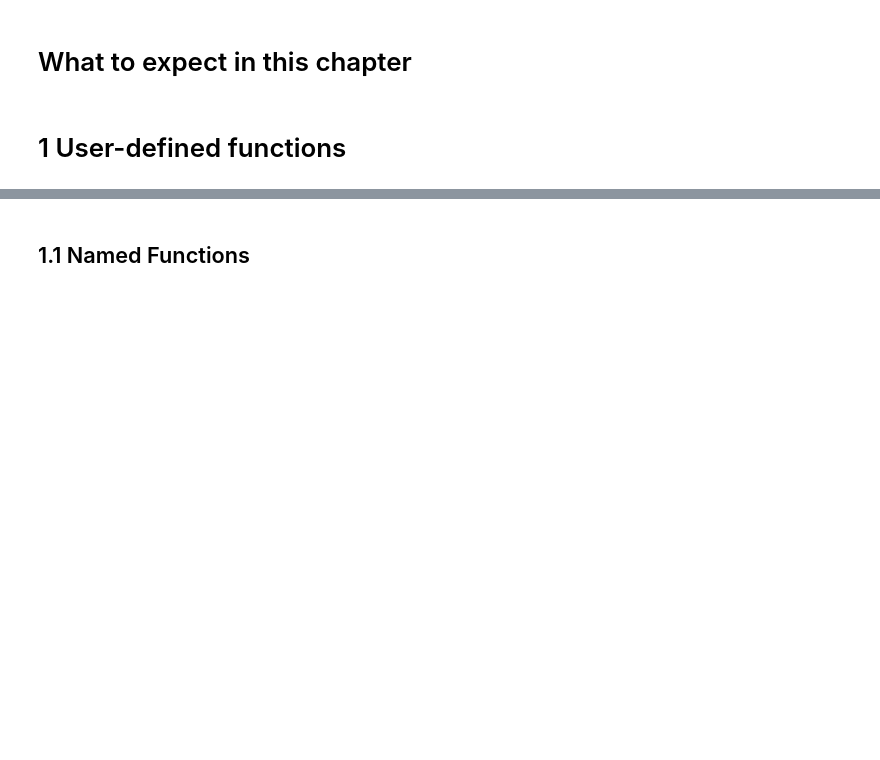
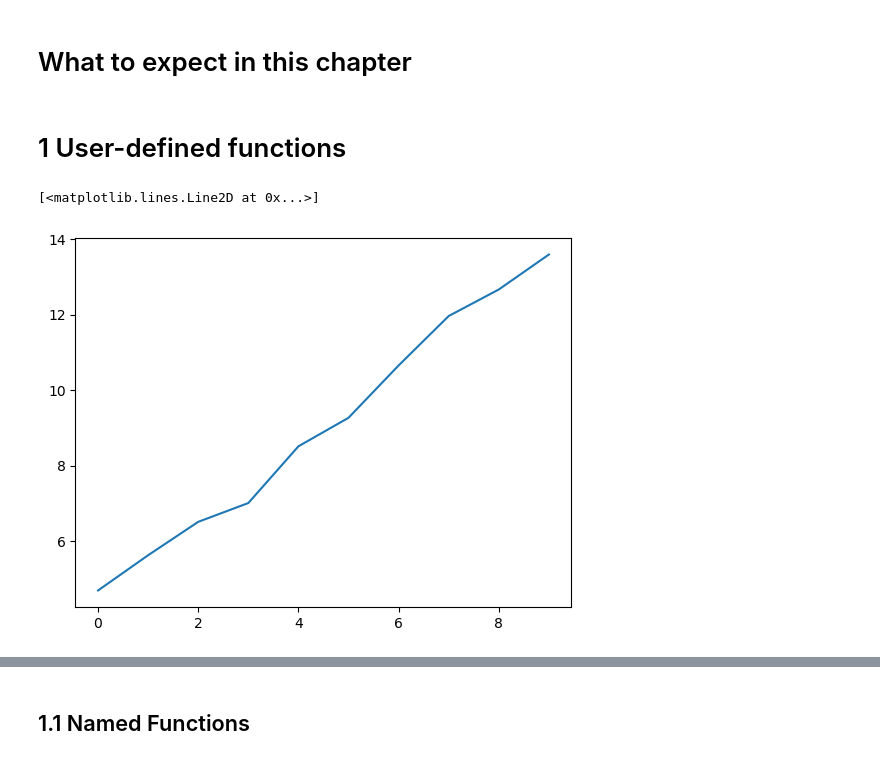
Before and after one commit to SPS-SP2273/learning-portfolio-Marcusyhtay, a Jupyter notebook: 5.1_functions/functions_(need).ipynb, the cells around one changed output, grey strips where cells are left out. Drawn from its saved outputs; the diff is of its cells as text; code cells hidden in the pictures; blank space fills up the shorter version.

```diff
--- a/5.1_functions/functions_(need).ipynb
+++ b/5.1_functions/functions_(need).ipynb
@@ -6,0 +11,9 @@
+# %%
+m,c = 3, 1
+x_values = [x for x in range(10)]
+y_values = [m+x_value + c + random.random() for x_value in x_values]
+
+plt.plot(x_values,y_values)
+# %% [output]
+[<matplotlib.lines.Line2D at 0x...>]
+[figure, added]
```
Also changed, not shown: parts of 4 cells of this notebook, 1 other file.
